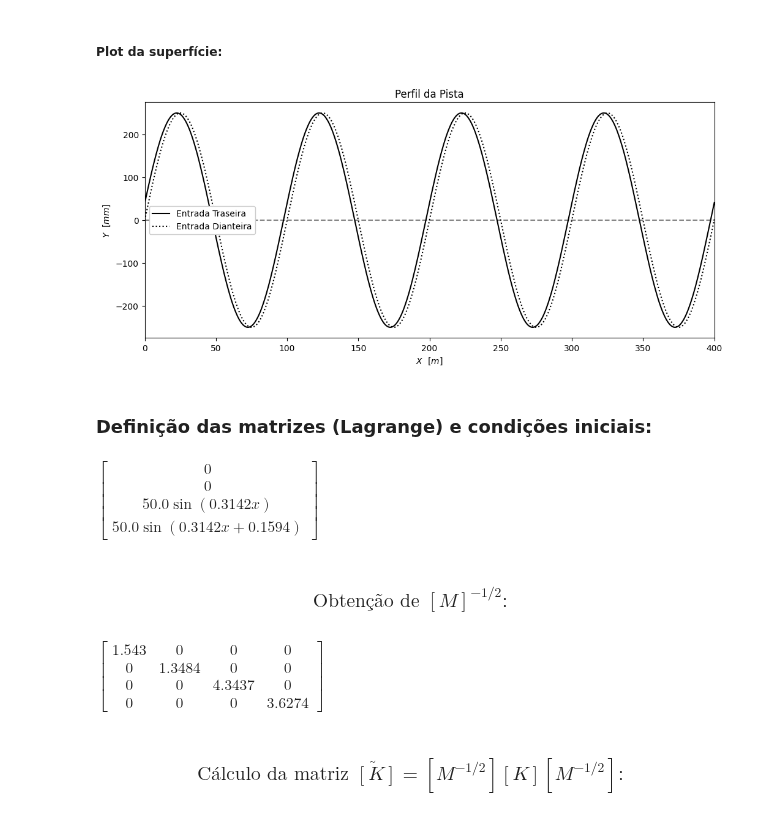
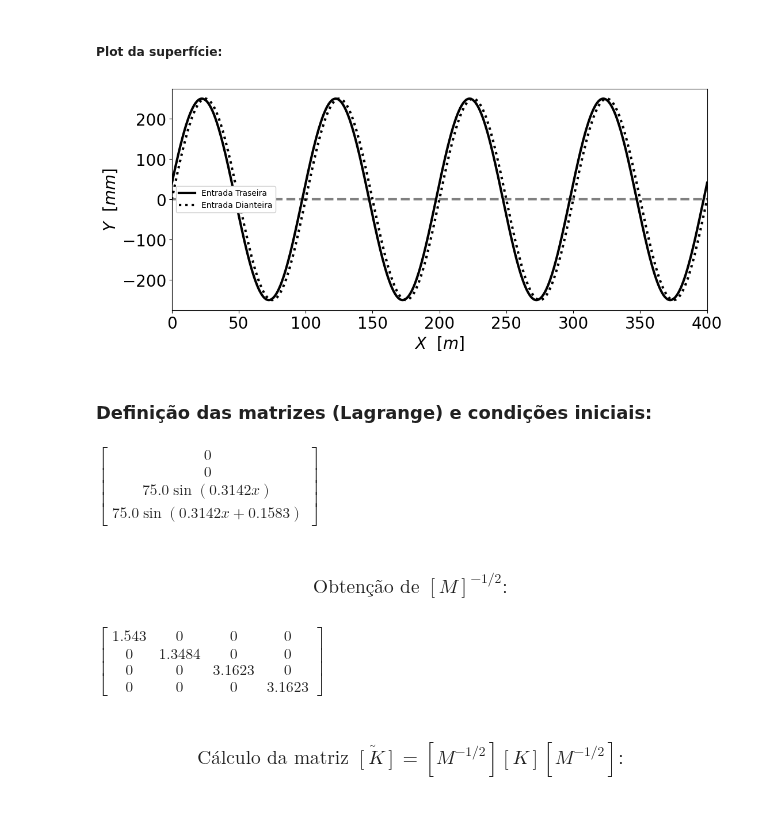
Before and after one commit to ErickNMA/vibrations, a Jupyter notebook: half_car/pitch/HC_Modal_Analysis.ipynb, the cells around one changed output. Cells and saved outputs as stored; diff of their text form; code cells hidden in the pictures.

```diff
--- a/half_car/pitch/HC_Modal_Analysis.ipynb
+++ b/half_car/pitch/HC_Modal_Analysis.ipynb
@@ -14,8 +14,10 @@ plt.style.use([
     'grid',
     'retro'
 ])
+plt.rcParams['lines.linewidth'] = 3
+plt.rcParams['font.size'] = 20
 
-title = True
+title = False
 
 #Exibição dos gráficos em no notebook:
 %matplotlib inline
@@ -51,22 +53,22 @@ $$[M]\ddot{[X]} + [C]\dot{[X]} + [K][X] = [F]$$
 # %%
 # Unidades no S.I [m, Kg, N/m, Kg*m², (N*s)/m]:
 # GDL não suspenso dianteiro:
-a1 = 1.4
-m1 = 53
-kt1 = 200000
+a1 = 1.17
+m1 = 100
+kt1 = 300000
 
 # GDL não suspenso traseiro:
-a2 = 1.47
-m2 = (152/2)
-kt2 = 200000
+a2 = 1.68
+m2 = 100
+kt2 = 300000
 
 # GDL suspenso:
 Iy = (1100/2)
 ms = (840/2)
-k1 = 10000
-k2 = 13000
-c1 = 1800
-c2 = 2000
+k1 = 30000
+k2 = 30000
+c1 = 500
+c2 = 500
 # %% [markdown]
 ### Excitação externa por perfil de pista:
 # %% [markdown]
@@ -149,20 +151,20 @@ tf = np.max(time)
 # %%
 # Plotando os gráficos:
 plt.rcParams['figure.figsize'] = (12, 5)
 plt.figure()
 plt.plot((0, (tf*v_car/3.6)), (0, 0), 'gray', linestyle='dashed')
 plt.plot((time*v_car/3.6), (yt*1e3), 'k', label='Entrada Traseira')
 plt.plot((time*v_car/3.6), (yd*1e3), 'k', linestyle='dotted', label='Entrada Dianteira')
 plt.ylabel('$Y~~[mm]$')
 plt.xlabel('$X~~[m]$')
 plt.xlim(0, (tf*v_car/3.6))
-plt.legend()
+plt.legend(fontsize=10)
 if(title):
     plt.title('Perfil da Pista')
 plt.grid()
 plt.savefig('curves/road_MA.eps', dpi=600, transparent=True, bbox_inches='tight')
 # %% [output]
-[figure, old version]
+[figure, new version]
 # %% [markdown]
 ### Definição das matrizes (Lagrange) e condições iniciais:
 # %%
@@ -204,7 +206,7 @@ V0 = np.array([0, 0, 0, 0], dtype=float).T
 
 Matrix(F)
 # %% [output]
-$\displaystyle \left[\begin{matrix}0\\0\\50.0 \sin{\left(0.3142 x \right)}\\50.0 \sin{\left(0.3142 x + 0.1594 \right)}\end{matrix}\right]$
+$\displaystyle \left[\begin{matrix}0\\0\\75.0 \sin{\left(0.3142 x \right)}\\75.0 \sin{\left(0.3142 x + 0.1583 \right)}\end{matrix}\right]$
 # %% [markdown]
 ### $$\text{Obtenção de } [M]^{-1/2}:$$
 # %%
@@ -214,7 +216,7 @@ MM[MM == np.inf] = 0  # Transforma os elementos infinitos em zero
 
 Matrix(MM.round(4))
 # %% [output]
-$\displaystyle \left[\begin{matrix}1.543 & 0 & 0 & 0\\0 & 1.3484 & 0 & 0\\0 & 0 & 4.3437 & 0\\0 & 0 & 0 & 3.6274\end{matrix}\right]$
+$\displaystyle \left[\begin{matrix}1.543 & 0 & 0 & 0\\0 & 1.3484 & 0 & 0\\0 & 0 & 3.1623 & 0\\0 & 0 & 0 & 3.1623\end{matrix}\right]$
 # %% [markdown]
 ### $$ \text{Cálculo da matriz } \tilde{[K]} = [M^{-1/2}][K][M^{-1/2}]:$$
 # %%
```
Also changed, not shown: parts of 24 cells of this notebook, 48 other files.
